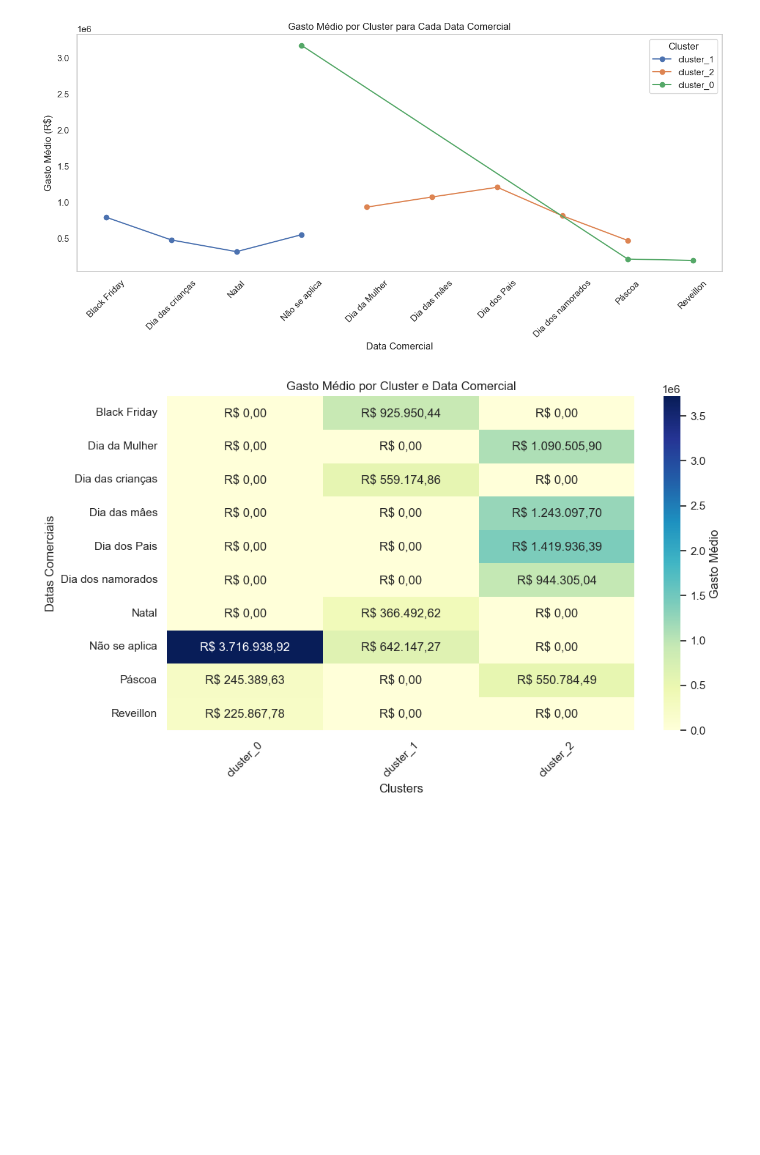
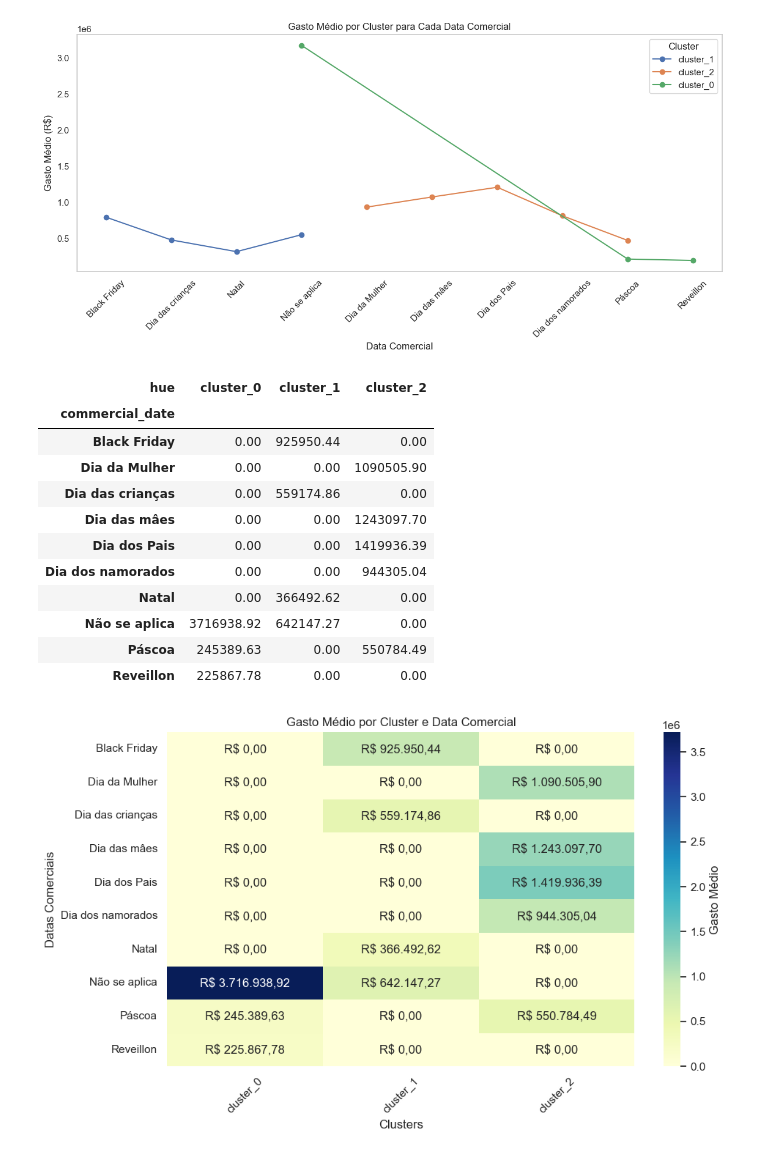
Before and after one commit to wnetohr/Olist-Brazilian-E-Commerce, a Jupyter notebook: notebooks/cluster/eda_cluster_dataframe.ipynb, the cells around one changed output. Cells and saved outputs as stored; diff of their text form; code cells hidden in the pictures; blank space fills up the shorter version.

Commit message:
aplicando grafico de vendas

```diff
--- a/notebooks/cluster/eda_cluster_dataframe.ipynb
+++ b/notebooks/cluster/eda_cluster_dataframe.ipynb
@@ -458,9 +458,23 @@ plt.show()
 # %%
 # Calcular o gasto total
 df_feriado_cluster['total_spending'] = df_feriado_cluster['price'] + df_feriado_cluster['freight_value']
 
 # Agrupar por data comercial e cluster
 avg_spending = df_feriado_cluster.groupby(['commercial_date', 'hue'])['total_spending'].mean().unstack().fillna(0)
+avg_spending
+# %% [output]
+| hue | cluster_0 | cluster_1 | cluster_2 |
+| commercial_date |  |  |  |
+| Black Friday | 0.00 | 925950.44 | 0.00 |
+| Dia da Mulher | 0.00 | 0.00 | 1090505.90 |
+| Dia das crianças | 0.00 | 559174.86 | 0.00 |
+| Dia das mâes | 0.00 | 0.00 | 1243097.70 |
+| Dia dos Pais | 0.00 | 0.00 | 1419936.39 |
+| Dia dos namorados | 0.00 | 0.00 | 944305.04 |
+| Natal | 0.00 | 366492.62 | 0.00 |
+| Não se aplica | 3716938.92 | 642147.27 | 0.00 |
+| Páscoa | 245389.63 | 0.00 | 550784.49 |
+| Reveillon | 225867.78 | 0.00 | 0.00 |
 # %%
 # Função para formatar os valores em reais
 def formatar_reais(valor):
```
Also changed, not shown: parts of 5 cells of this notebook, 4 other files.
